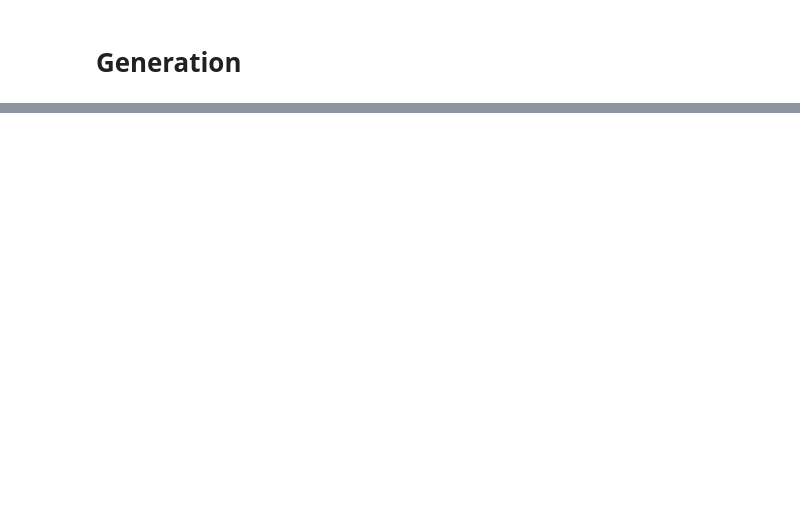
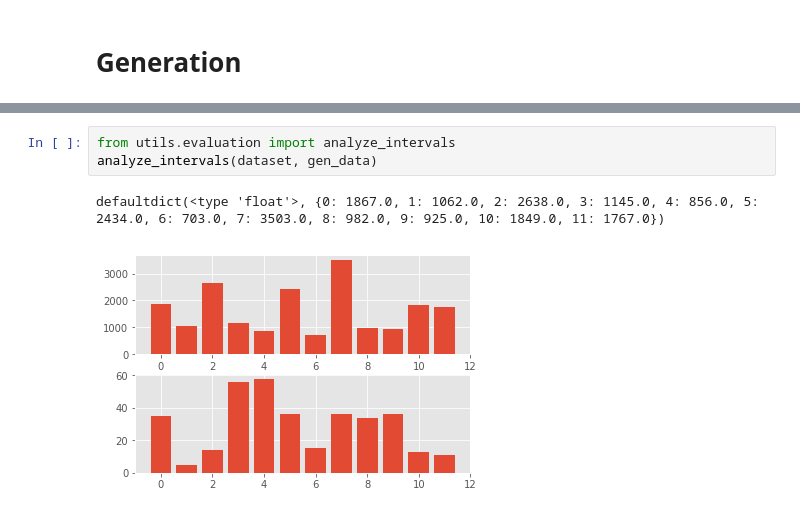
Before and after one commit to adrian-valente/evamus, a Jupyter notebook: src/Evaluation-pipeline.ipynb, the cells around one changed output, grey strips where cells are left out. Cells and saved outputs as stored; diff of their text form; blank space fills up the shorter version.

```diff
--- a/src/Evaluation-pipeline.ipynb
+++ b/src/Evaluation-pipeline.ipynb
@@ -199,0 +131,6 @@ defaultdict(<type 'float'>, {0: 1867.0, 1: 1062.0, 2: 2638.0, 3: 1145.0, 4: 856.
+# %%
+from utils.evaluation import analyze_intervals
+analyze_intervals(dataset, gen_data)
+# %% [output]
+defaultdict(<type 'float'>, {0: 1867.0, 1: 1062.0, 2: 2638.0, 3: 1145.0, 4: 856.0, 5: 2434.0, 6: 703.0, 7: 3503.0, 8: 982.0, 9: 925.0, 10: 1849.0, 11: 1767.0})
+[figure, added]
```
Also changed, not shown: parts of 11 cells of this notebook, 6 other files.
